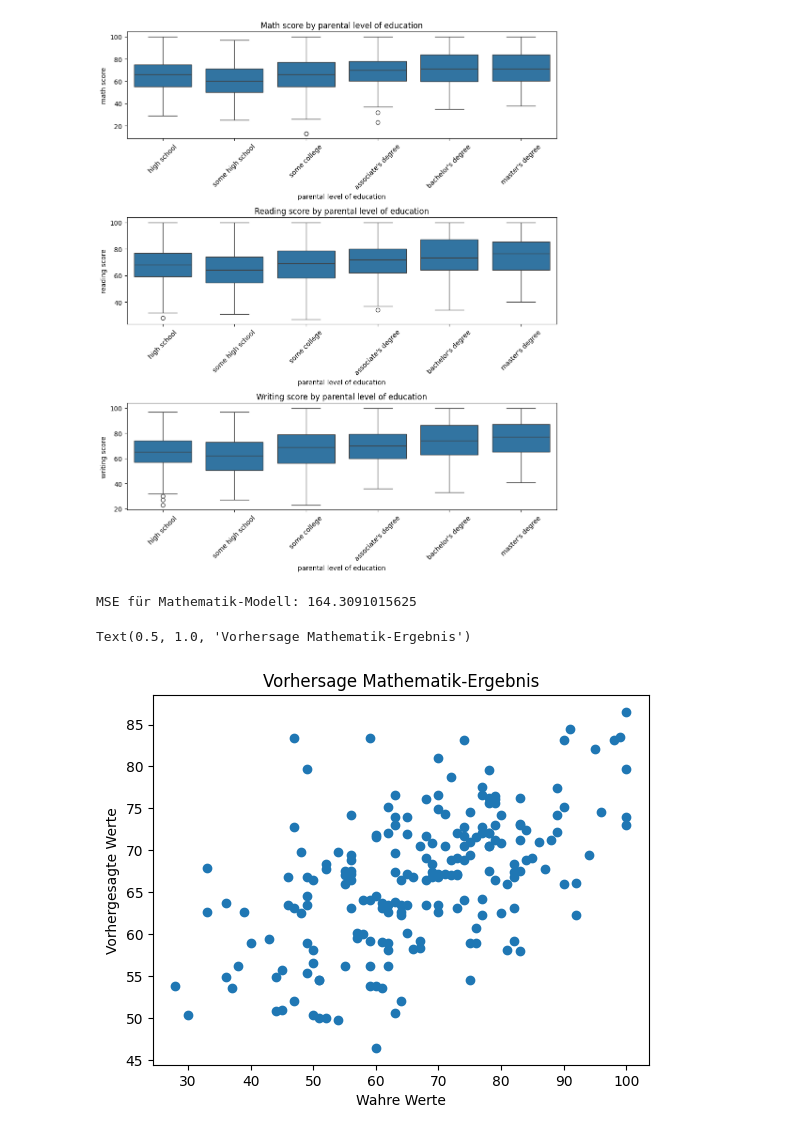
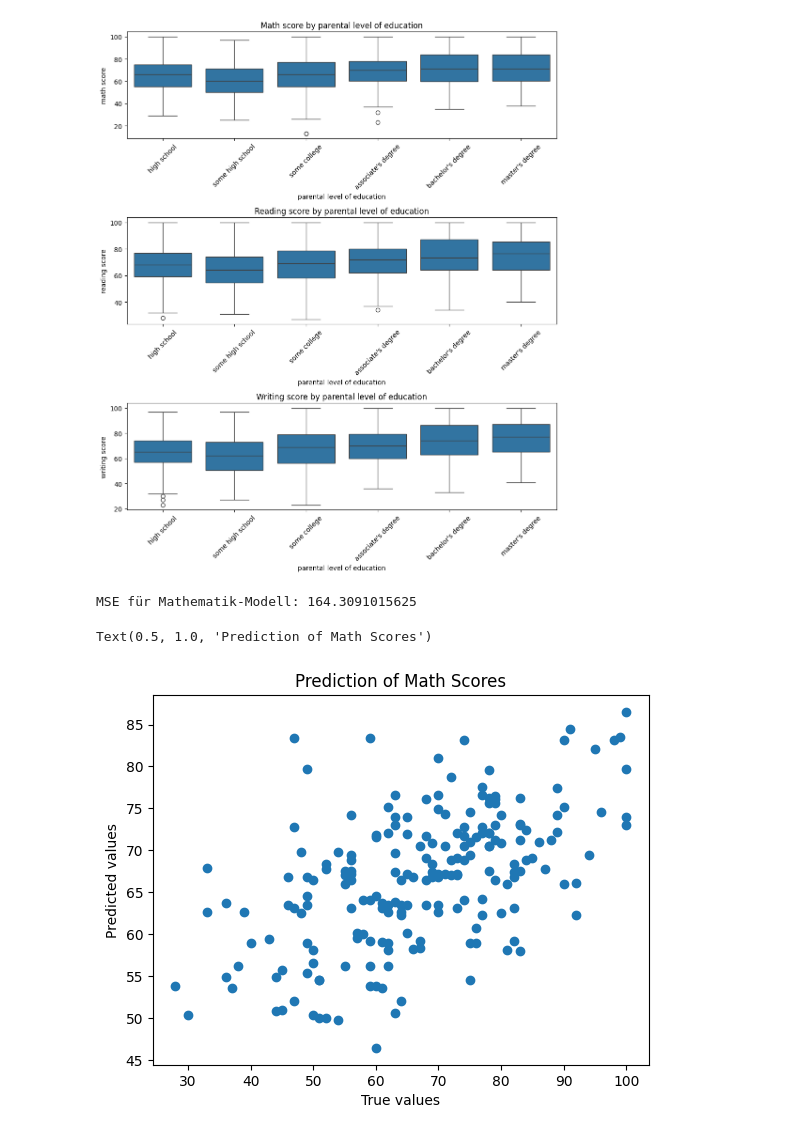
Before and after one commit to AmarBego/VSCODE, a Jupyter notebook: PROJEKT/Projekt.ipynb, the cells around one changed output. Cells and saved outputs as stored; diff of their text form; code cells hidden in the pictures.

```diff
--- a/PROJEKT/Projekt.ipynb
+++ b/PROJEKT/Projekt.ipynb
@@ -193,27 +281,34 @@ math score - T-Statistik: -6.477516071004048, P-Wert: 1.461496757143407e-10
 reading score - T-Statistik: 6.0932886493144816, P-Wert: 1.5776254495378805e-09
 writing score - T-Statistik: 8.020895837666075, P-Wert: 2.9267319154280456e-15
 [figure]
-# %%
-from sklearn.model_selection import train_test_split
-from sklearn.linear_model import LinearRegression
-from sklearn.metrics import mean_squared_error
-
-# Modell für Mathematik-Ergebnis
-X = pd.get_dummies(df.drop(['math score', 'reading score', 'writing score'], axis=1))
-y = df['math score']
-
-X_train, X_test, y_train, y_test = train_test_split(X, y, test_size=0.2, random_state=42)
-
-model = LinearRegression()
-model.fit(X_train, y_train)
-y_pred = model.predict(X_test)
-
-print(f'MSE für Mathematik-Modell: {mean_squared_error(y_test, y_pred)}')
-plt.scatter(y_test, y_pred)
-plt.xlabel('Wahre Werte')
-plt.ylabel('Vorhergesagte Werte')
-plt.title('Vorhersage Mathematik-Ergebnis')
-# %% [output]
-MSE für Mathematik-Modell: 164.3091015625
-Text(0.5, 1.0, 'Vorhersage Mathematik-Ergebnis')
-[figure, removed]
+# %%
+# Prepare the input data by converting categorical variables into dummy/indicator variables (also known as one-hot encoding), and dropping the 'math score', 'reading score', and 'writing score' columns
+X = pd.get_dummies(df.drop(['math score', 'reading score', 'writing score'], axis=1))
+
+# Set the 'math score' column as the target variable that the model will predict
+y = df['math score']
+
+# Split the data into training and testing sets. 80% of the data will be used for training the model, and 20% will be used for testing the model's predictions
+X_train, X_test, y_train, y_test = train_test_split(X, y, test_size=0.2, random_state=42)
+
+# Create a new linear regression model
+model = LinearRegression()
+
+# Train the model on the training data
+model.fit(X_train, y_train)
+
+# Use the trained model to predict the 'math score' for the testing data
+y_pred = model.predict(X_test)
+
+# Calculate and print the Mean Squared Error (MSE) of the model's predictions. The MSE is a measure of how close the model's predictions are to the actual values
+print(f'MSE für Mathematik-Modell: {mean_squared_error(y_test, y_pred)}')
+
+# Create a scatter plot of the true 'math score' values against the predicted values. This can give a visual indication of how well the model's predictions match the actual values
+plt.scatter(y_test, y_pred)
+plt.xlabel('True values')
+plt.ylabel('Predicted values')
+plt.title('Prediction of Math Scores')
+# %% [output]
+MSE für Mathematik-Modell: 164.3091015625
+Text(0.5, 1.0, 'Prediction of Math Scores')
+[figure, added]
```
Also changed, not shown: parts of 15 cells of this notebook, 1 other file.
